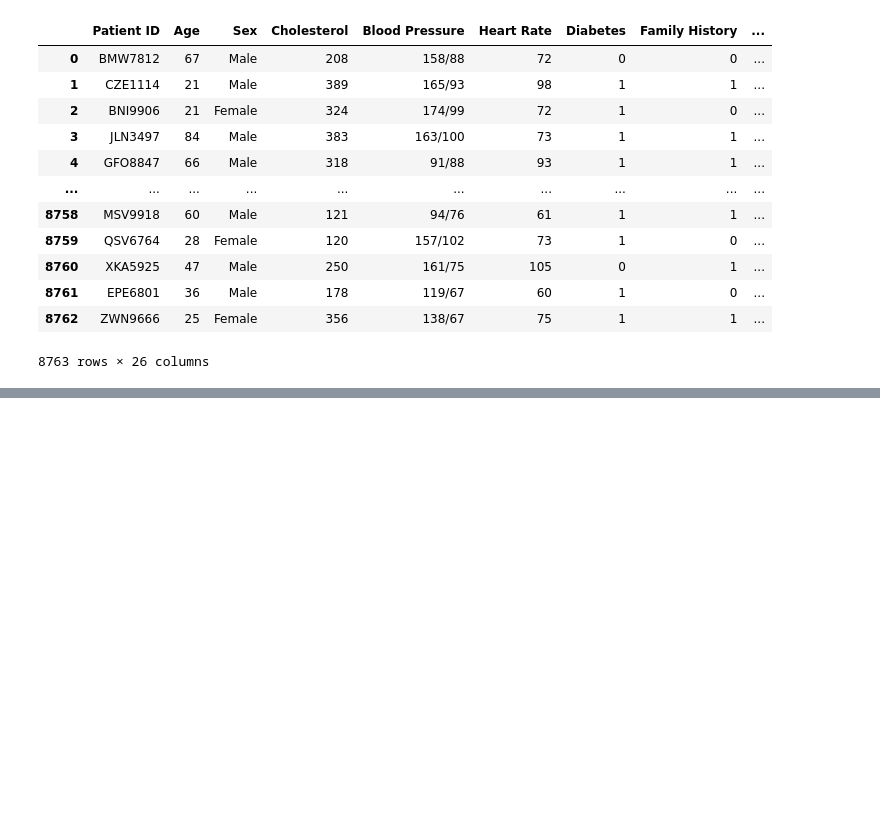
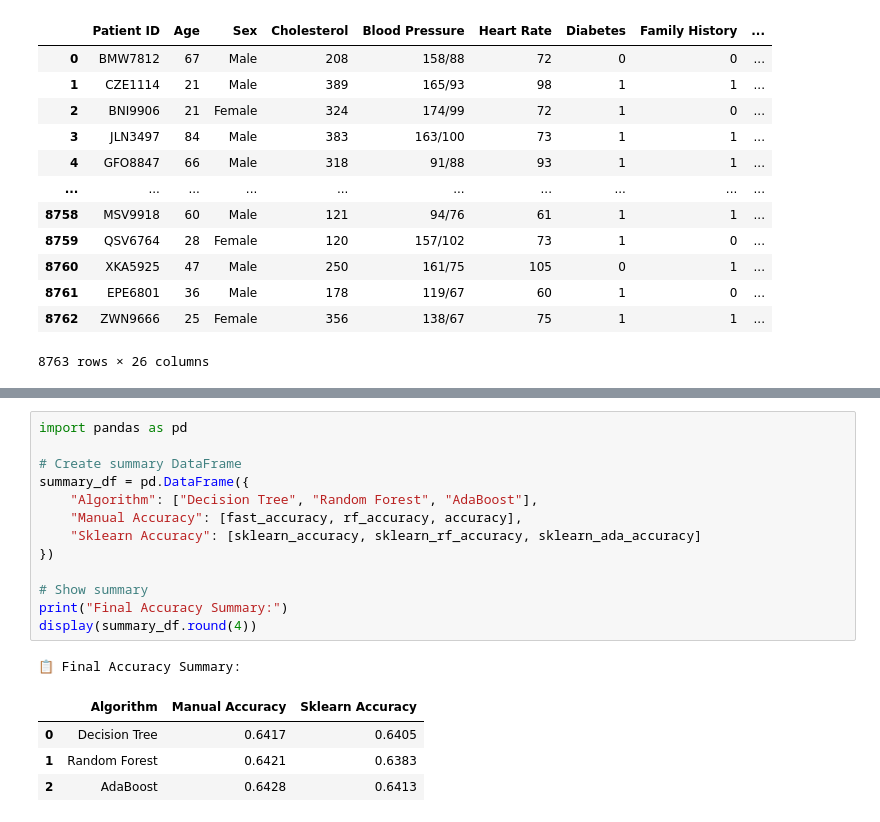
Before and after one commit to talgo59/ML_final_project, a Jupyter notebook: final_project.ipynb, the cells around one changed output, grey strips where cells are left out. Cells and saved outputs as stored; diff of their text form; blank space fills up the shorter version.

```diff
--- a/final_project.ipynb
+++ b/final_project.ipynb
@@ -500,0 +705,19 @@ Adaboost Accuracy: 0.6332002281802624
+# %%
+import pandas as pd
+
+# Create summary DataFrame
+summary_df = pd.DataFrame({
+    "Algorithm": ["Decision Tree", "Random Forest", "AdaBoost"],
+    "Manual Accuracy": [fast_accuracy, rf_accuracy, accuracy],
+    "Sklearn Accuracy": [sklearn_accuracy, sklearn_rf_accuracy, sklearn_ada_accuracy]
+})
+
+# Show summary
+print("Final Accuracy Summary:")
+display(summary_df.round(4))
+# %% [output]
+📋 Final Accuracy Summary:
+|  | Algorithm | Manual Accuracy | Sklearn Accuracy |
+| 0 | Decision Tree | 0.6417 | 0.6405 |
+| 1 | Random Forest | 0.6421 | 0.6383 |
+| 2 | AdaBoost | 0.6428 | 0.6413 |
```
Also changed, not shown: parts of 25 cells of this notebook, 1 other file.
